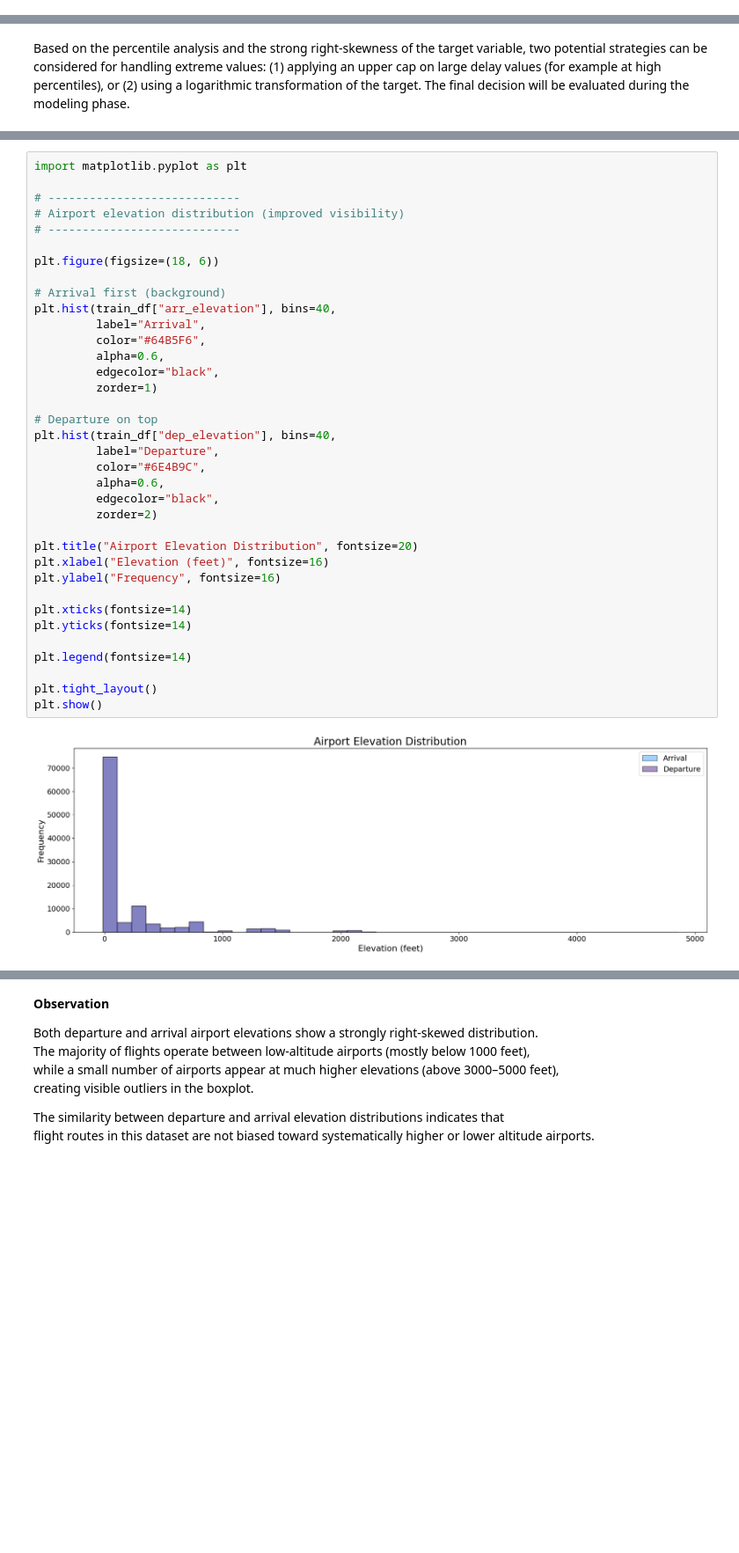
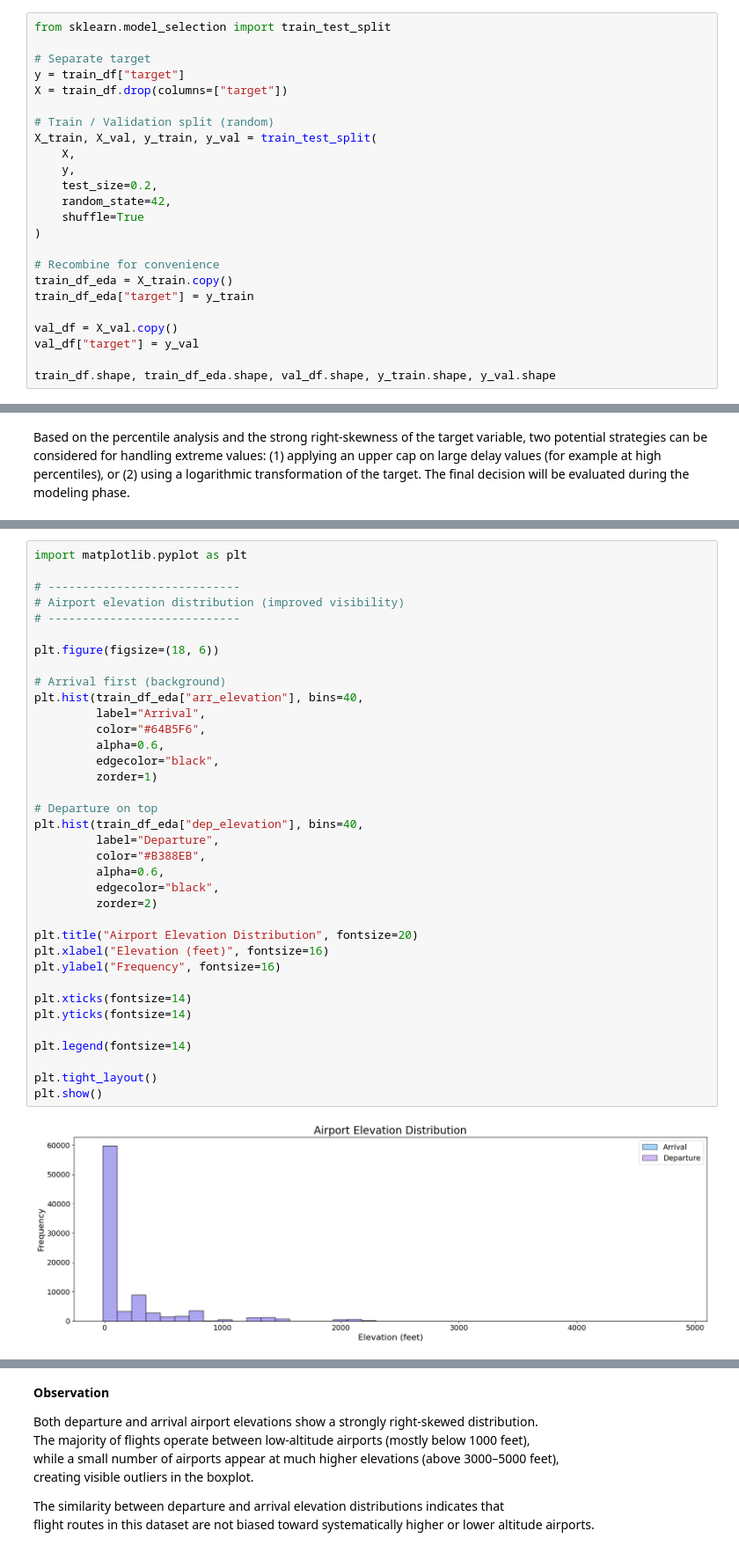
Before and after one commit to Johannes-Kutsch/flight-delay-prediction-challenge, a Jupyter notebook: Notebooks_Personal/Nazila.ipynb, the cells around one changed output, grey strips where cells are left out. Shown at 88% size. Drawn from its saved outputs; the diff is of its cells as text; blank space fills up the shorter version.

Commit message:
Introduce early train/validation split and perform EDA exclusively on training data

```diff
--- a/Notebooks_Personal/Nazila.ipynb
+++ b/Notebooks_Personal/Nazila.ipynb
@@ -587,0 +622,24 @@ dtype: int64
+# %%
+from sklearn.model_selection import train_test_split
+
+# Separate target
+y = train_df["target"]
+X = train_df.drop(columns=["target"])
+
+# Train / Validation split (random)
+X_train, X_val, y_train, y_val = train_test_split(
+    X,
+    y,
+    test_size=0.2,
+    random_state=42,
+    shuffle=True
+)
+
+# Recombine for convenience
+train_df_eda = X_train.copy()
+train_df_eda["target"] = y_train
+
+val_df = X_val.copy()
+val_df["target"] = y_val
+
+train_df.shape, train_df_eda.shape, val_df.shape, y_train.shape, y_val.shape
@@ -814,37 +874,37 @@ import matplotlib.pyplot as plt
 # Airport elevation distribution (improved visibility)
 # ----------------------------
 
 plt.figure(figsize=(18, 6))
 
 # Arrival first (background)
-plt.hist(train_df["arr_elevation"], bins=40,
+plt.hist(train_df_eda["arr_elevation"], bins=40,
          label="Arrival",
          color="#64B5F6",
          alpha=0.6,
          edgecolor="black",
          zorder=1)
 
 # Departure on top
-plt.hist(train_df["dep_elevation"], bins=40,
+plt.hist(train_df_eda["dep_elevation"], bins=40,
          label="Departure",
-         color="#6E4B9C",
+         color="#B388EB",
          alpha=0.6,
          edgecolor="black",
          zorder=2)
 
 plt.title("Airport Elevation Distribution", fontsize=20)
 plt.xlabel("Elevation (feet)", fontsize=16)
 plt.ylabel("Frequency", fontsize=16)
 
 plt.xticks(fontsize=14)
 plt.yticks(fontsize=14)
 
 plt.legend(fontsize=14)
 
 plt.tight_layout()
 plt.show()
 # %% [output]
-[figure, old version]
+[figure, new version]
 # %%
 import matplotlib.pyplot as plt
 
```
Also changed, not shown: parts of 88 cells of this notebook.
